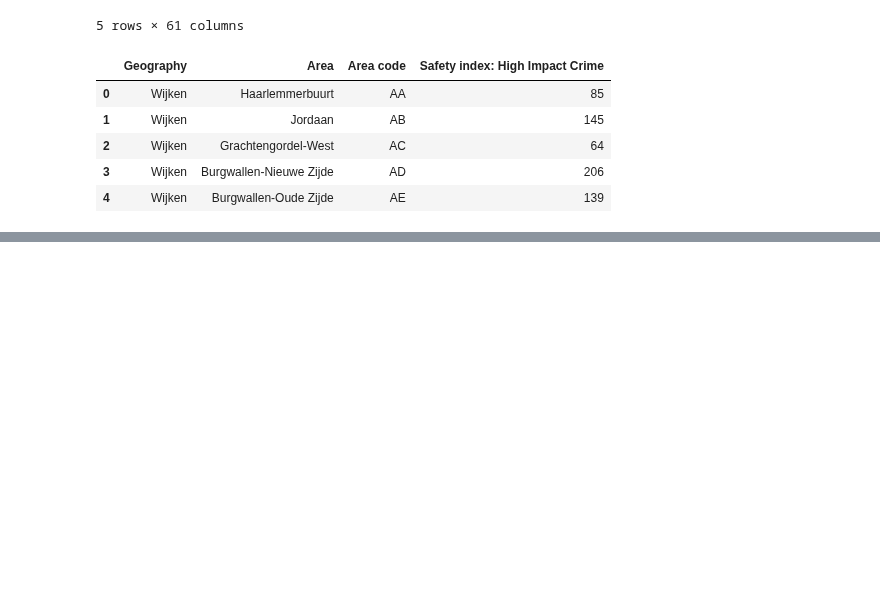
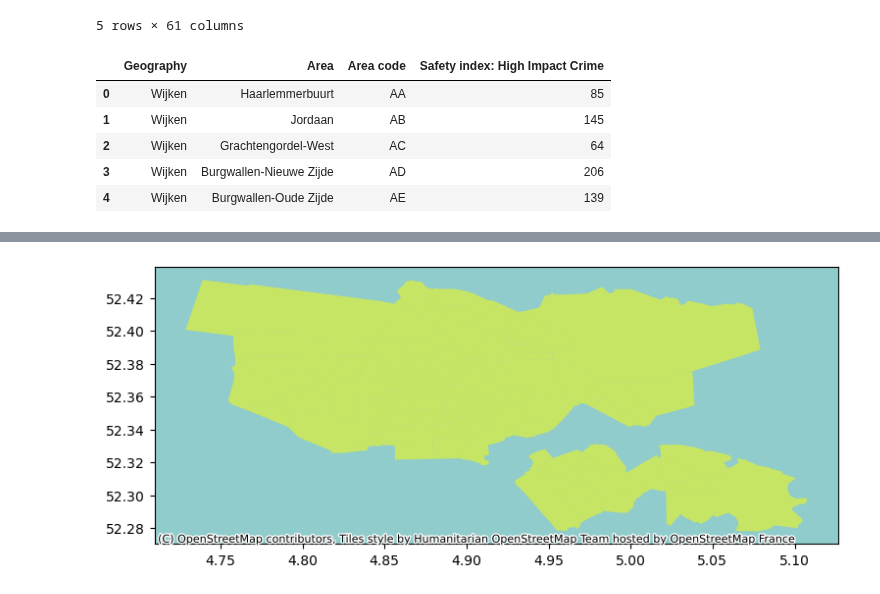
Before and after one commit to MJMRData1Assignment1/Assignment-1, a Jupyter notebook: Hackathon/Step1_2.ipynb, the cells around one changed output, grey strips where cells are left out. Saved outputs shown, nothing was run; the diff lists cells and outputs as text; code cells hidden in the pictures; blank space fills up the shorter version.

Commit message:
merge

```diff
--- a/Hackathon/Step1_2.ipynb
+++ b/Hackathon/Step1_2.ipynb
@@ -321,0 +301,6 @@ TypeError: Expected bytes or string, got float
+# %%
+# load the geo file
+
+file_path = 'C:\\Users\\Admin\\Desktop\\Code\\Assignment-1\\Hackathon\\csv\\MergedData_Geo.shp'
+dataset = gpd.read_file(file_path)
+dataset.head()
@@ -321,0 +329,6 @@ TypeError: Expected bytes or string, got float
+# %%
+# Add background map, expressing target CRS so the basemap can be reprojected (warped)
+ax = dataset.plot(figsize=(9,9), alpha=0.5, color='yellow');
+ctx.add_basemap(ax, crs=dataset.crs)
+# %% [output]
+[figure, added]
```
Also changed, not shown: parts of 18 cells of this notebook, 6 other files.
